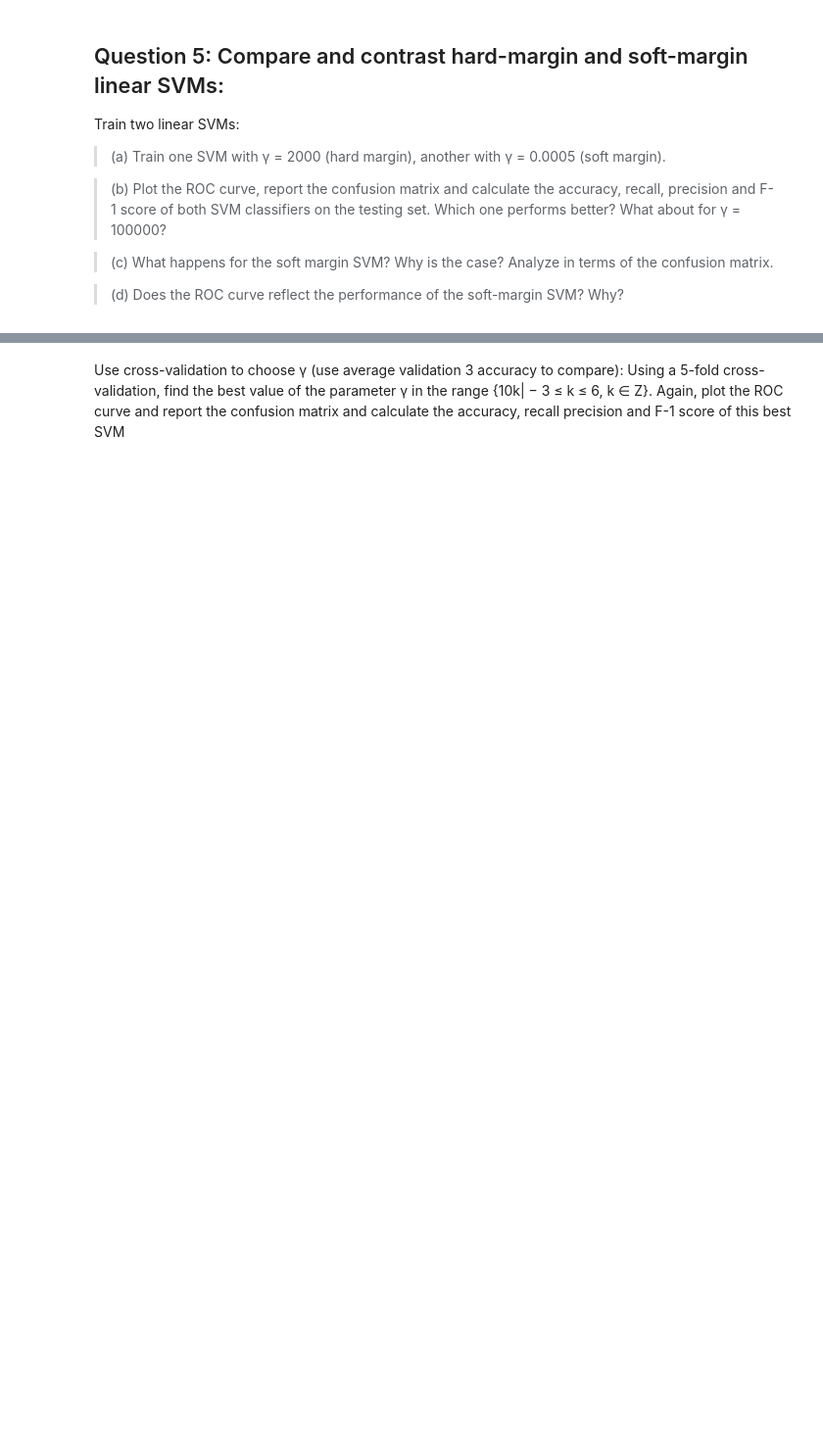
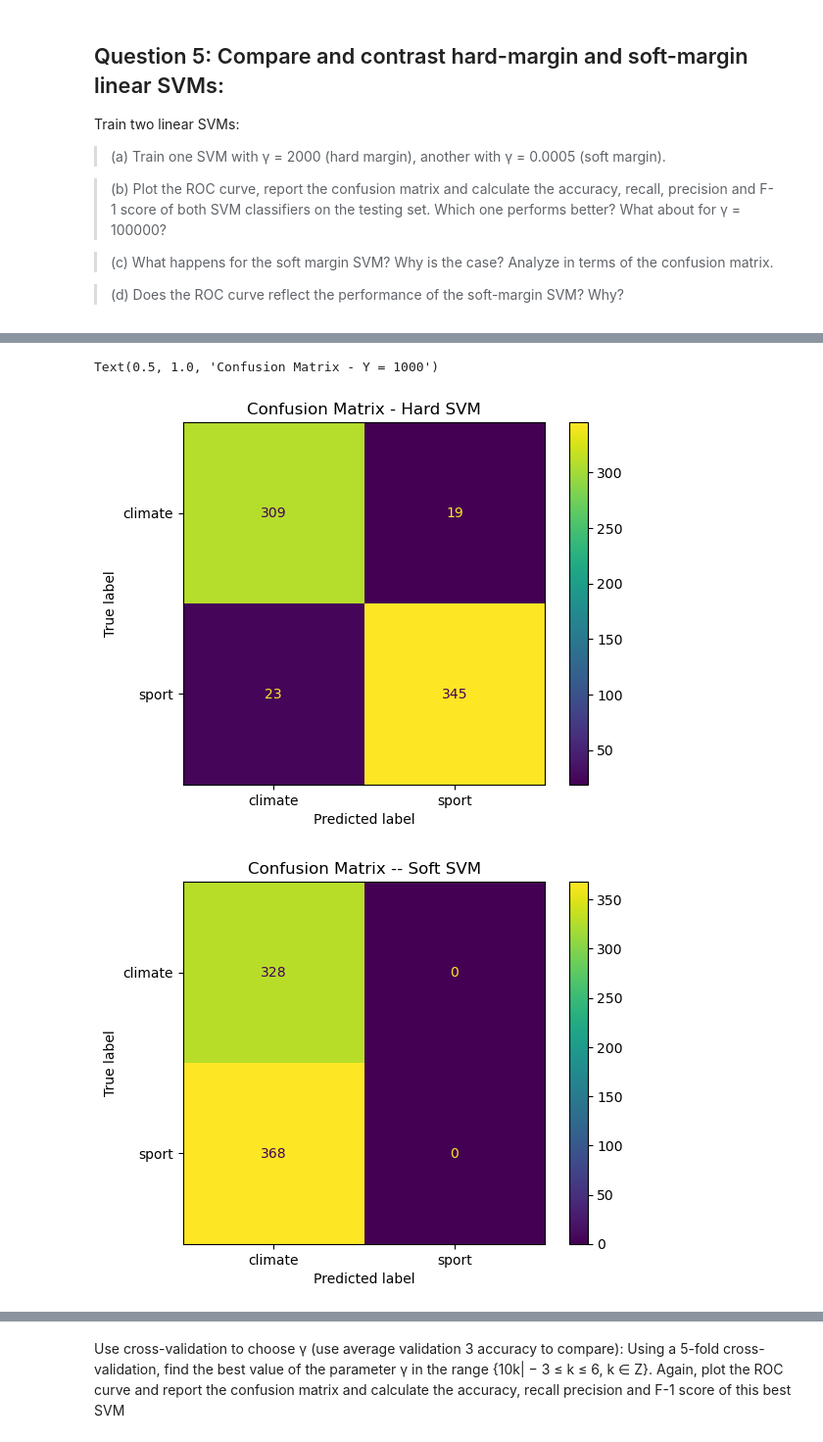
Before and after one commit to lauren123cat/UCLA-ECE219-W25, a Jupyter notebook: project1/project1_report.ipynb, the cells around one changed output, grey strips where cells are left out. Shown at 98% size. Saved outputs shown, nothing was run; the diff lists cells and outputs as text; code cells hidden in the pictures; blank space fills up the shorter version.

```diff
--- a/project1/project1_report.ipynb
+++ b/project1/project1_report.ipynb
@@ -307,3 +328,23 @@ confusion matrix.
 
 
 > (d) Does the ROC curve reflect the performance of the soft-margin SVM? Why?
+# %%
+from sklearn.svm import SVC
+
+hard_margin = 2000
+soft_margin = .0005
+
+train_labels = train['root_label']
+test_labels = test['root_label']
+
+svm_hard_margin = SVC(kernel='linear', C=hard_margin)
+svm_hard_margin.fit(X_train_reduced, train_labels)
+
+svm_soft_margin = SVC(kernel='linear', C=soft_margin)
+svm_soft_margin.fit(X_train_reduced, train_labels)
+
+hard_predictions = svm_hard_margin.predict(X_test_reduced)
+soft_predictions = svm_soft_margin.predict(X_test_reduced)
+
+hard_predictions
+soft_predictions
@@ -309,0 +427,15 @@ confusion matrix.
+# %%
+from sklearn.metrics import ConfusionMatrixDisplay
+
+ConfusionMatrixDisplay.from_estimator(svm_hard_margin, X_test_reduced, test_labels)
+plt.title("Confusion Matrix - Hard SVM")
+
+ConfusionMatrixDisplay.from_estimator(svm_soft_margin, X_test_reduced, test_labels)
+plt.title("Confusion Matrix -- Soft SVM")
+
+ConfusionMatrixDisplay.from_estimator(svm_1000, X_test_reduced, test_labels)
+plt.title("Confusion Matrix - Y = 1000")
+# %% [output]
+Text(0.5, 1.0, 'Confusion Matrix - Y = 1000')
+[figure, added]
+[figure, added]
```
Also changed, not shown: parts of 15 cells of this notebook.
